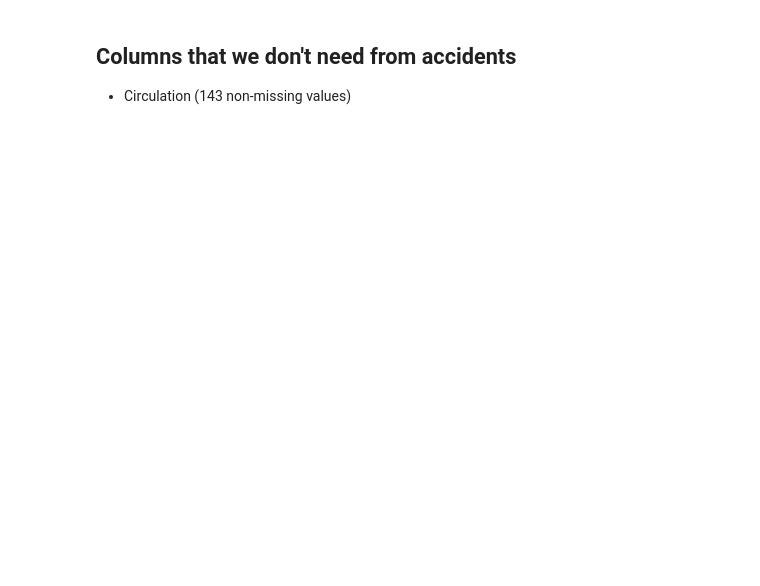
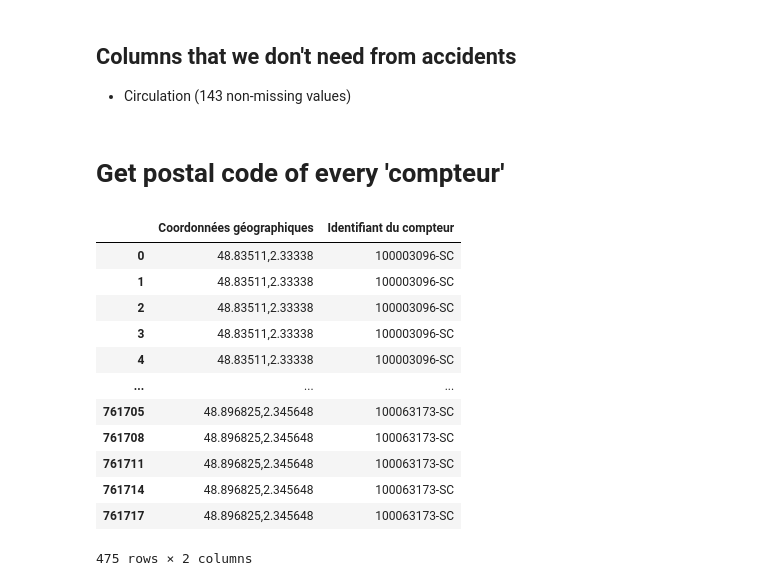
Before and after one commit to tmcdonald92/Bike-Traffic-In-Paris, a Jupyter notebook: Bycicles in Paris.ipynb, the cells around one changed output. Cells and saved outputs as stored; diff of their text form; code cells hidden in the pictures; blank space fills up the shorter version.

```diff
--- a/Bycicles in Paris.ipynb
+++ b/Bycicles in Paris.ipynb
@@ -77,3 +69,21 @@ traffic
 # %% [markdown]
 ## Columns that we don't need from accidents
 * Circulation (143 non-missing values)
+# %% [markdown]
+# Get postal code of every 'compteur'
+# %%
+qqq=traffic.pivot_table(index='Identifiant du compteur', values='Coordonnées géographiques', aggfunc='head')
+# %% [output]
+|  | Coordonnées géographiques | Identifiant du compteur |
+| 0 | 48.83511,2.33338 | 100003096-SC |
+| 1 | 48.83511,2.33338 | 100003096-SC |
+| 2 | 48.83511,2.33338 | 100003096-SC |
+| 3 | 48.83511,2.33338 | 100003096-SC |
+| 4 | 48.83511,2.33338 | 100003096-SC |
+| ... | ... | ... |
+| 761705 | 48.896825,2.345648 | 100063173-SC |
+| 761708 | 48.896825,2.345648 | 100063173-SC |
+| 761711 | 48.896825,2.345648 | 100063173-SC |
+| 761714 | 48.896825,2.345648 | 100063173-SC |
+| 761717 | 48.896825,2.345648 | 100063173-SC |
+475 rows × 2 columns
```
Also changed, not shown: parts of 9 cells of this notebook, 2 other files.
